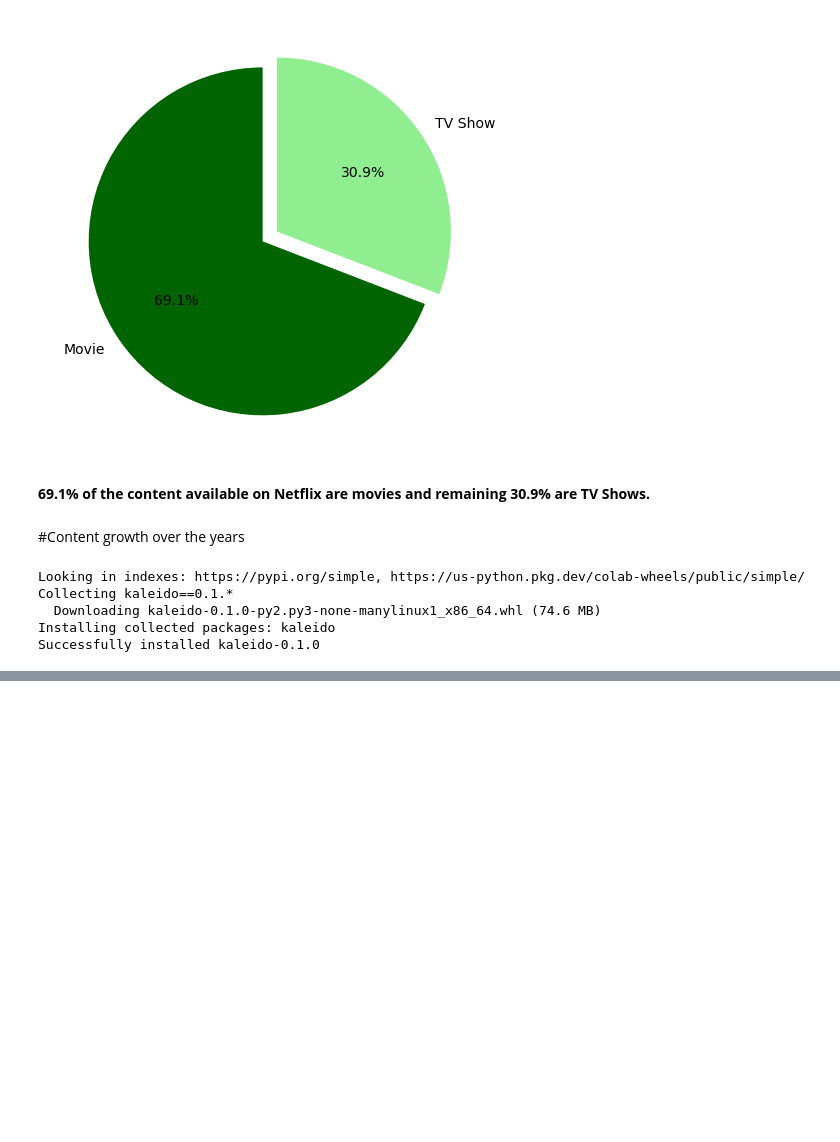
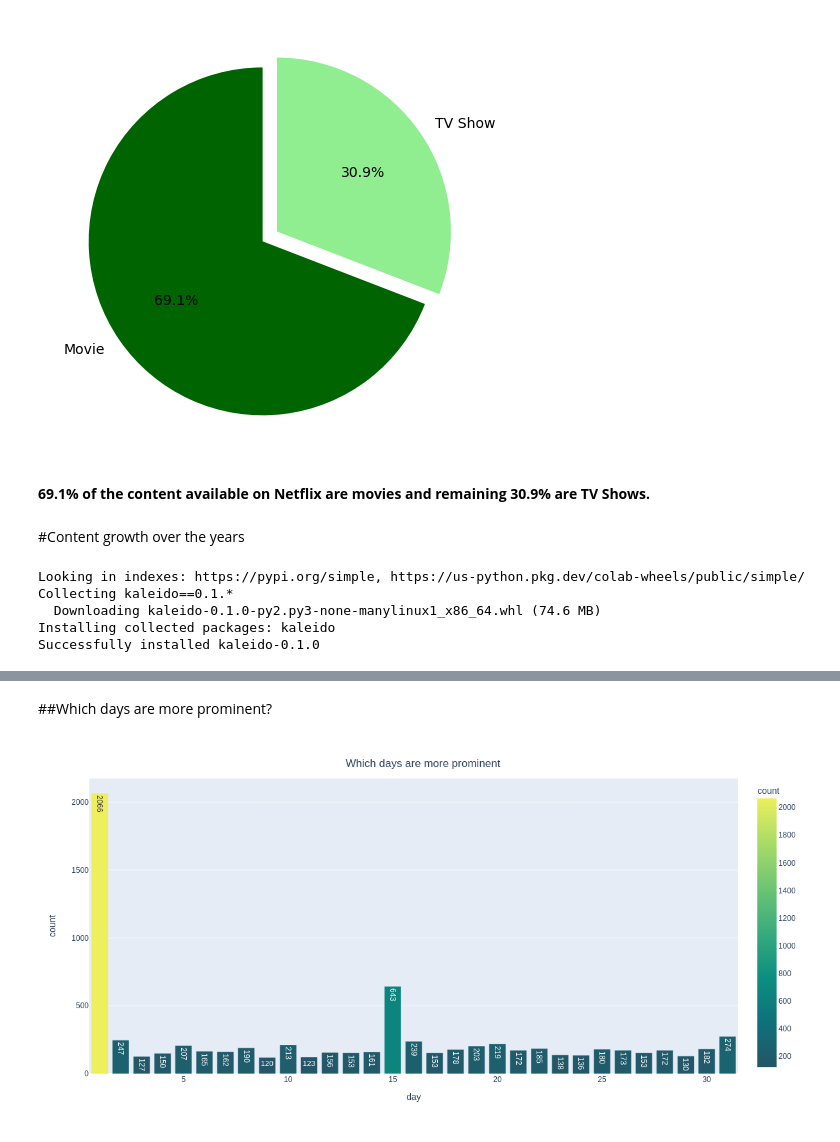
Before and after one commit to niteshavagabond/NETFLIX-MOVIES-AND-TV-SHOWS-CLUSTERING, a Jupyter notebook: NETFLIX_MOVIES_AND_TV_SHOWS_CLUSTERING.ipynb, the cells around one changed output, grey strips where cells are left out. Drawn from its saved outputs; the diff is of its cells as text; code cells hidden in the pictures; blank space fills up the shorter version.

```diff
--- a/NETFLIX_MOVIES_AND_TV_SHOWS_CLUSTERING.ipynb
+++ b/NETFLIX_MOVIES_AND_TV_SHOWS_CLUSTERING.ipynb
@@ -331,0 +392,16 @@ Successfully installed kaleido-0.1.0
+# %% [markdown]
+##Which days are more prominent?
+# %%
+# Dataframe to store day values and count.
+days_df = pd.DataFrame(df.day_added.value_counts())
+days_df.reset_index(inplace=True)
+days_df.rename(columns={'index':'day', 'day_added':'count'}, inplace=True)
+# %%
+#Let's get the plot
+fig = px.bar(days_df, x="day", y="count", text_auto=True, color='count', color_continuous_scale='aggrnyl')
+fig.update_layout(title={'text': 'Which days are more prominent','y':0.95,'x':0.5,'xanchor': 'center','yanchor': 'top'},autosize=False,width=1200,
+height=600)
+# fig.show()
+fig.show('png')
+# %% [output]
+[figure, added]
```
Also changed, not shown: parts of 82 cells of this notebook.
